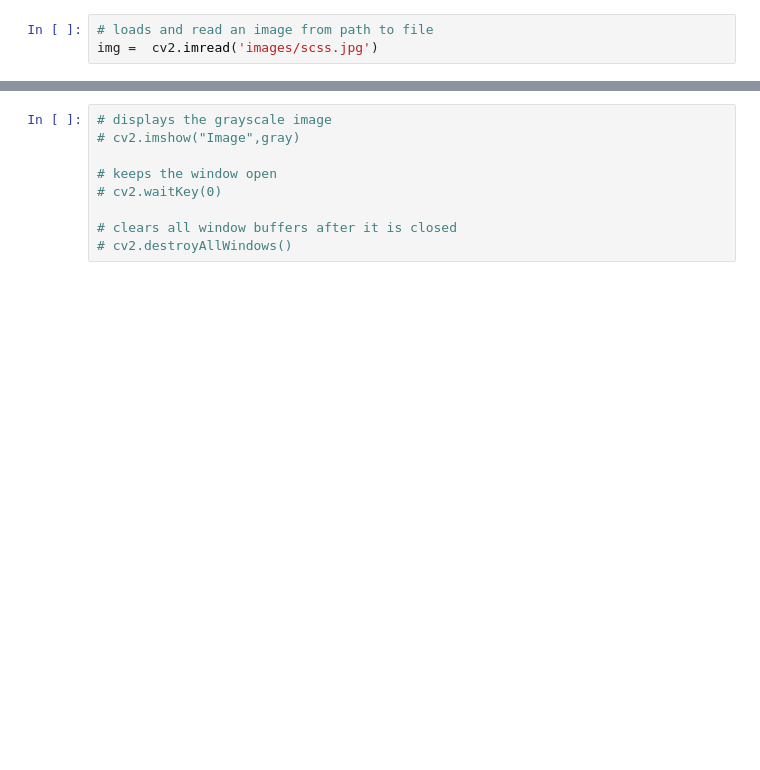
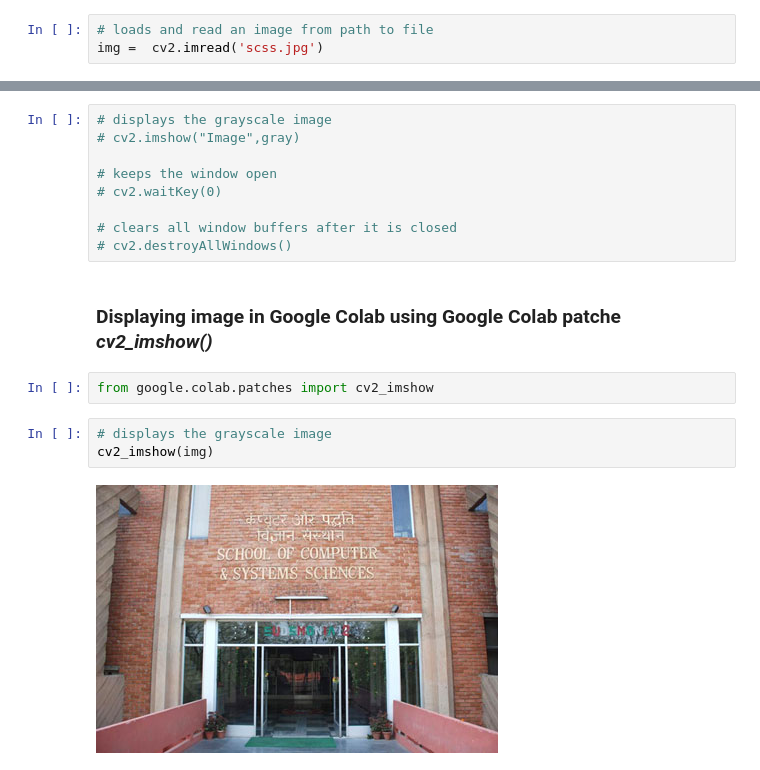
Before and after one commit to akashchgupta/Computer-Vision-Assignments-CS-752-, a Jupyter notebook: CS_752_ASSIGNMENT_1.ipynb, the cells around one changed output, grey strips where cells are left out. Saved outputs shown, nothing was run; the diff lists cells and outputs as text; blank space fills up the shorter version.

```diff
--- a/CS_752_ASSIGNMENT_1.ipynb
+++ b/CS_752_ASSIGNMENT_1.ipynb
@@ -13,7 +18,7 @@ import cv2
 ### Read an image using *imread()* method
 # %%
 # loads and read an image from path to file
-img =  cv2.imread('images/scss.jpg')
+img =  cv2.imread('scss.jpg')
 # %% [markdown]
 ### Convert a colored image to grayscale image using *cvtColor()* method
 # %%
@@ -43,3 +50,12 @@ Try this code on a system installation.
 
 # clears all window buffers after it is closed
 # cv2.destroyAllWindows()
+# %% [markdown]
+### Displaying image in Google Colab using Google Colab patche *cv2_imshow()*
+# %%
+from google.colab.patches import cv2_imshow
+# %%
+# displays the grayscale image
+cv2_imshow(img)
+# %% [output]
+[figure, added]
```
Also changed, not shown: parts of 5 cells of this notebook.
